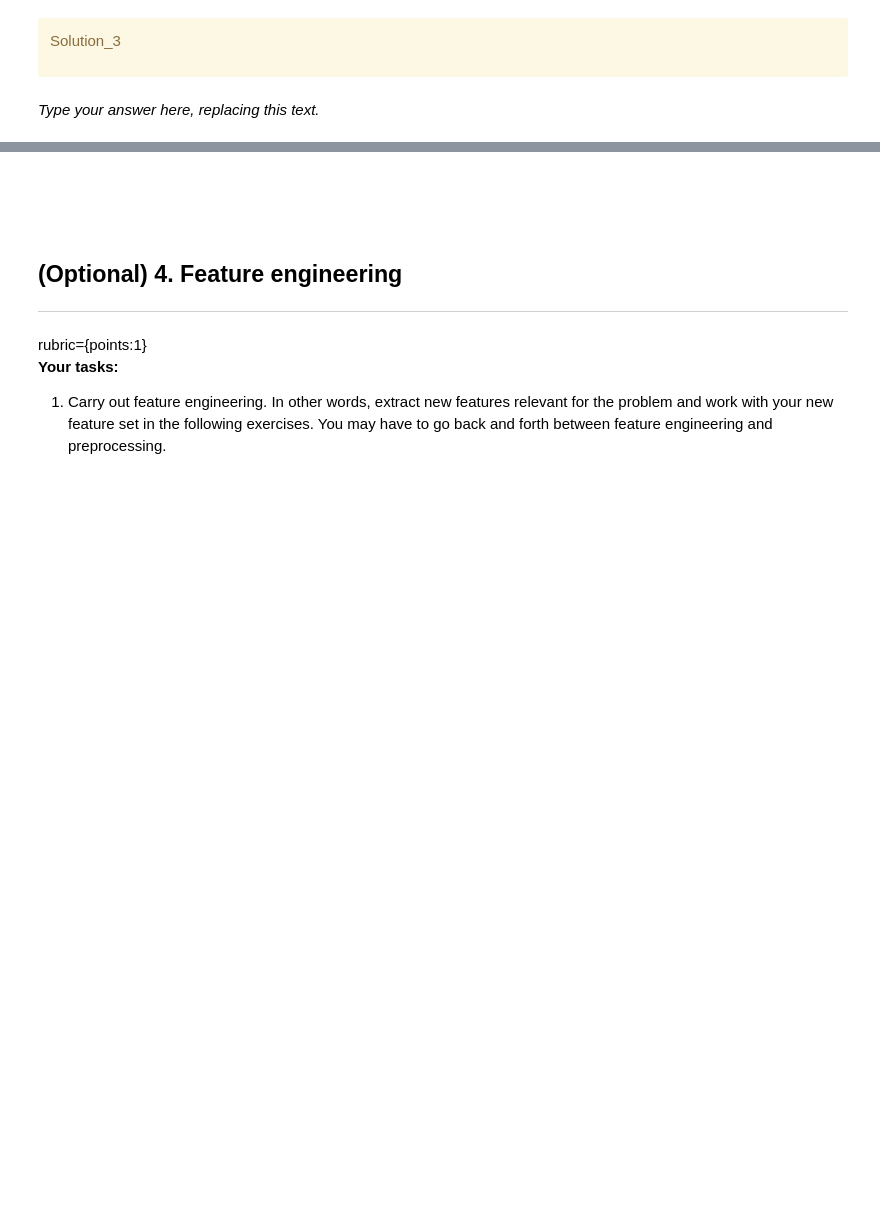
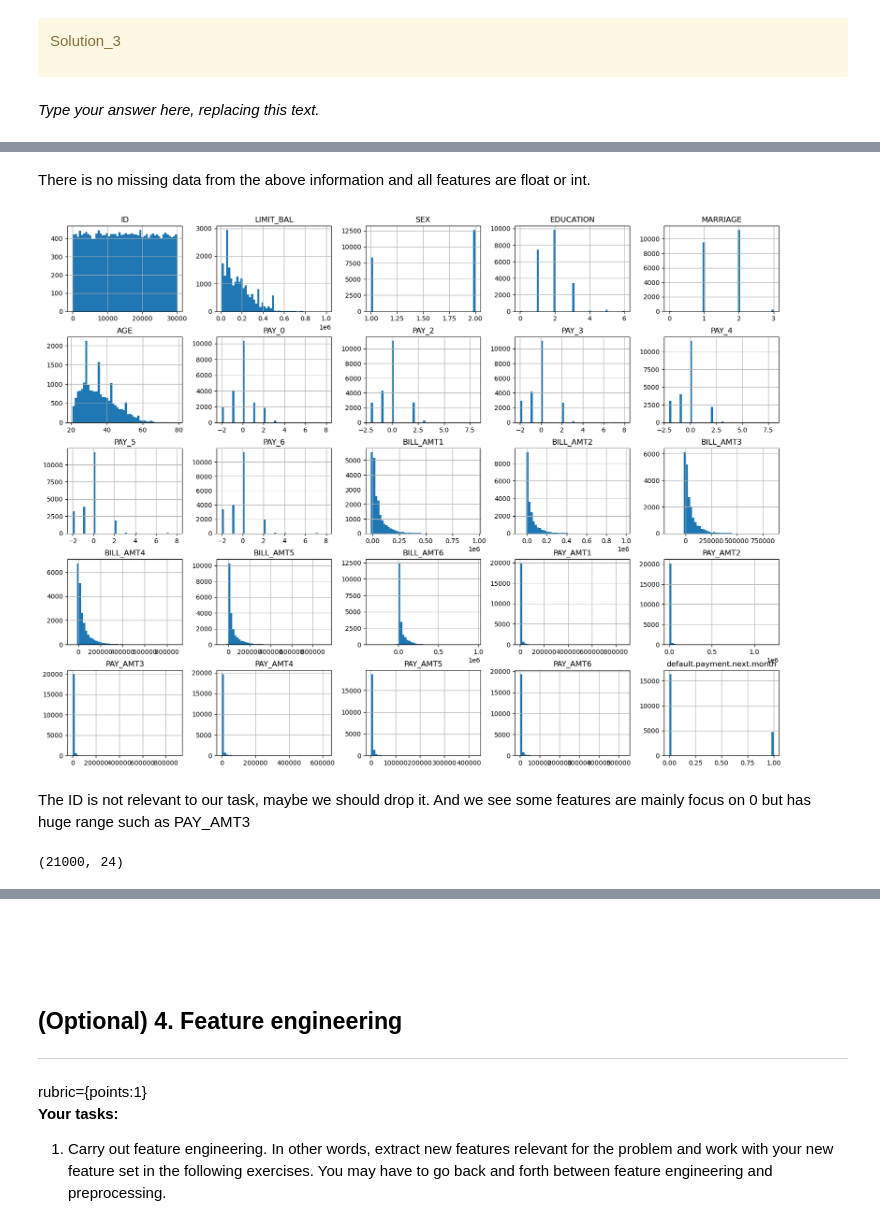
Before and after one commit to Nick-zhen/ML-Project, a Jupyter notebook: hw5/hw5.ipynb, the cells around one changed output, grey strips where cells are left out. Cells and saved outputs as stored; diff of their text form; code cells hidden in the pictures; blank space fills up the shorter version.

```diff
--- a/hw5/hw5.ipynb
+++ b/hw5/hw5.ipynb
@@ -175,3 +173,5 @@ Solution_2
+# %%
+train_df, test_df = train_test_split(data_frame, test_size=0.3, random_state=123)
 # %% [markdown]
 <!-- END QUESTION -->
 
@@ -215,0 +267,16 @@ _Type your answer here, replacing this text._
+# %% [markdown]
+There is no missing data from the above information and all features are float or int.
+# %%
+train_df.hist(bins=50, figsize=(20, 15));
+# %% [output]
+[figure, added]
+# %% [markdown]
+The ID is not relevant to our task, maybe we should drop it. And we see some features are mainly focus on 0 but has huge range such as PAY_AMT3
+# %%
+X_train = train_df.drop(columns=["default.payment.next.month"])
+y_train = train_df['default.payment.next.month']
+
+X_test = test_df.drop(columns=["default.payment.next.month"])
+y_test = test_df['default.payment.next.month']
+# %% [output]
+(21000, 24)
```
Also changed, not shown: parts of 18 cells of this notebook.
